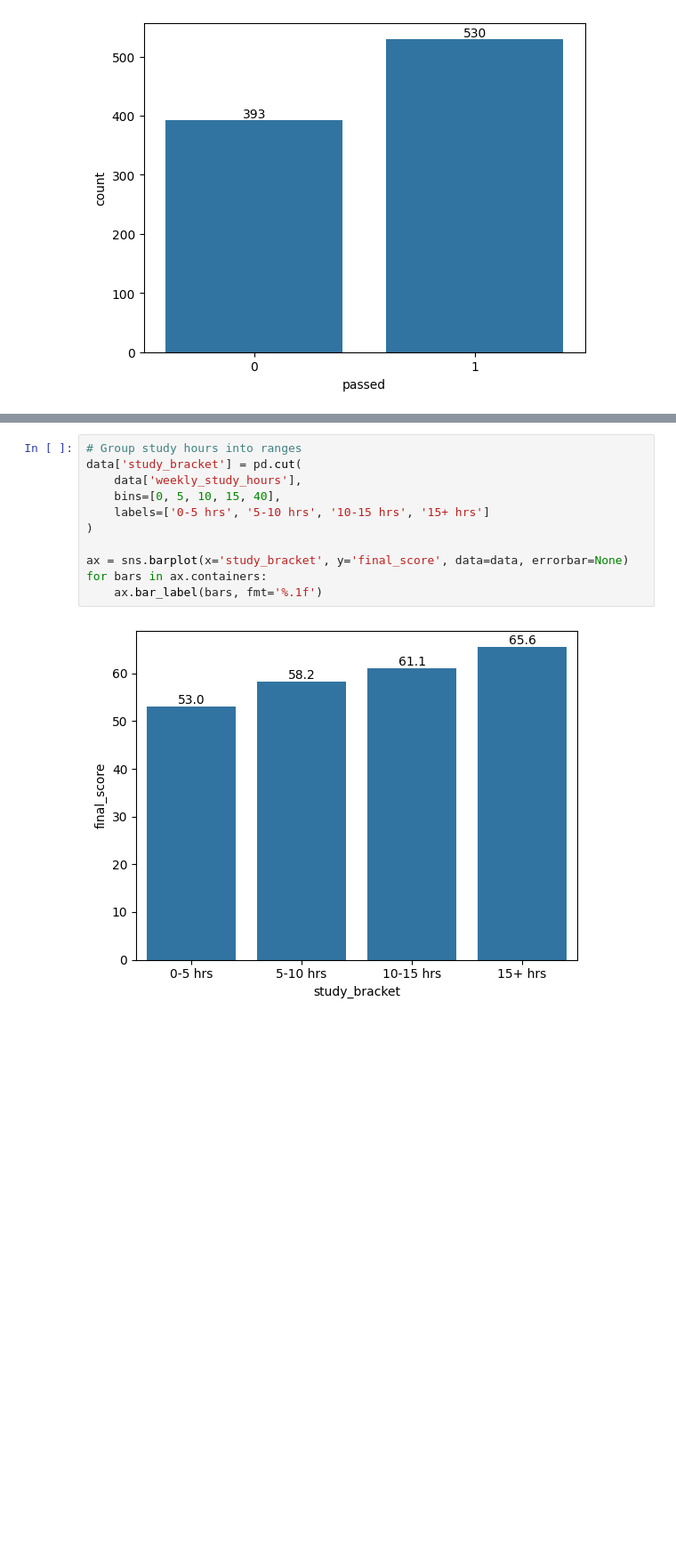
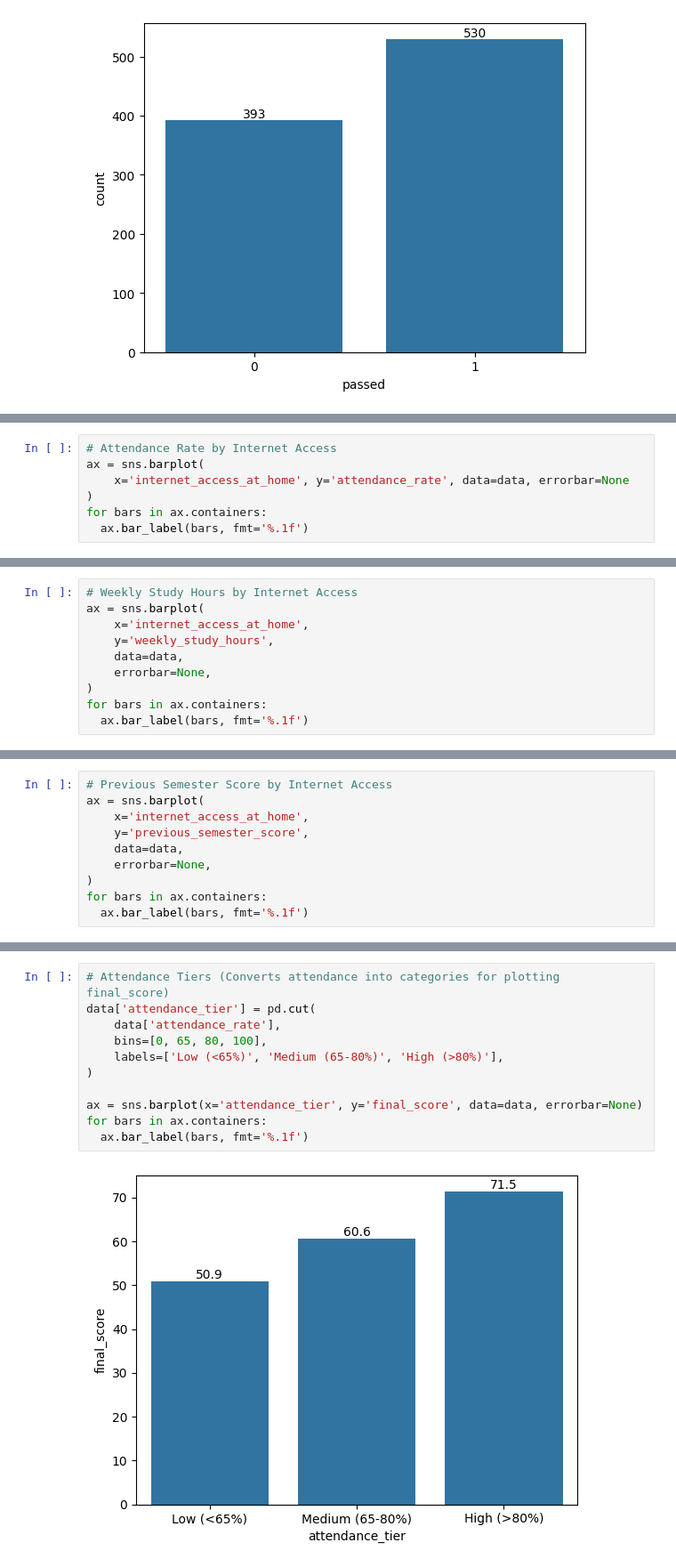
Before and after one commit to T1050/student-performance-predictor, a Jupyter notebook: student-performance-predictor.ipynb, the cells around one changed output, grey strips where cells are left out. Shown at 89% size. Saved outputs shown, nothing was run; the diff lists cells and outputs as text; blank space fills up the shorter version.

```diff
--- a/student-performance-predictor.ipynb
+++ b/student-performance-predictor.ipynb
@@ -202,0 +243,7 @@ Average Final Score by Study Hours Bracket
+# %%
+# Attendance Rate by Internet Access
+ax = sns.barplot(
+    x='internet_access_at_home', y='attendance_rate', data=data, errorbar=None
+)
+for bars in ax.containers:
+  ax.bar_label(bars, fmt='%.1f')
@@ -202,0 +254,10 @@ Average Final Score by Study Hours Bracket
+# %%
+# Weekly Study Hours by Internet Access
+ax = sns.barplot(
+    x='internet_access_at_home',
+    y='weekly_study_hours',
+    data=data,
+    errorbar=None,
+)
+for bars in ax.containers:
+  ax.bar_label(bars, fmt='%.1f')
@@ -202,0 +268,10 @@ Average Final Score by Study Hours Bracket
+# %%
+# Previous Semester Score by Internet Access
+ax = sns.barplot(
+    x='internet_access_at_home',
+    y='previous_semester_score',
+    data=data,
+    errorbar=None,
+)
+for bars in ax.containers:
+  ax.bar_label(bars, fmt='%.1f')
@@ -203,13 +282,13 @@ Average Final Score by Study Hours Bracket
 # %%
-# Group study hours into ranges
-data['study_bracket'] = pd.cut(
-    data['weekly_study_hours'],
-    bins=[0, 5, 10, 15, 40],
-    labels=['0-5 hrs', '5-10 hrs', '10-15 hrs', '15+ hrs']
+# Attendance Tiers (Converts attendance into categories for plotting final_score)
+data['attendance_tier'] = pd.cut(
+    data['attendance_rate'],
+    bins=[0, 65, 80, 100],
+    labels=['Low (<65%)', 'Medium (65-80%)', 'High (>80%)'],
 )
 
-ax = sns.barplot(x='study_bracket', y='final_score', data=data, errorbar=None)
+ax = sns.barplot(x='attendance_tier', y='final_score', data=data, errorbar=None)
 for bars in ax.containers:
-    ax.bar_label(bars, fmt='%.1f')
+  ax.bar_label(bars, fmt='%.1f')
 # %% [output]
-[figure, old version]
+[figure, new version]
```
Also changed, not shown: parts of 18 cells of this notebook.
